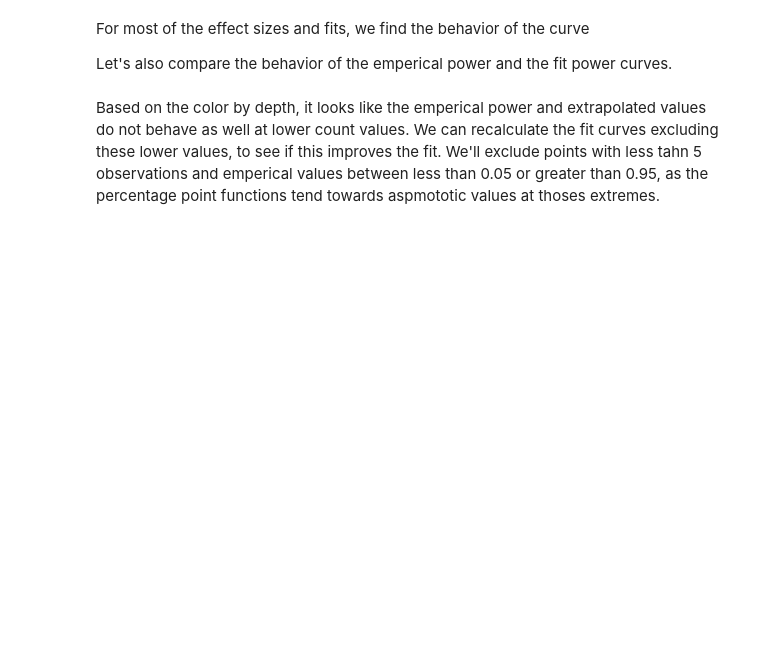
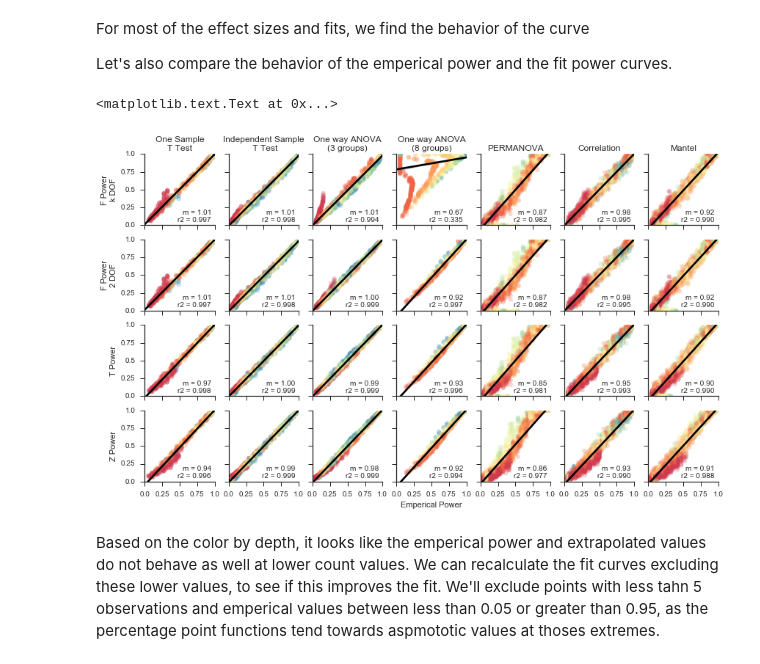
Before and after one commit to JWDebelius/monte_carlo_power, a Jupyter notebook: ipynb/4-Comparisons of Power Calculations.ipynb, the cells around one changed output. Drawn from its saved outputs; the diff is of its cells as text; code cells hidden in the pictures; blank space fills up the shorter version.

```diff
--- a/ipynb/4-Comparisons of Power Calculations.ipynb
+++ b/ipynb/4-Comparisons of Power Calculations.ipynb
@@ -214,28 +251,38 @@ For most of the effect sizes and fits, we find the behavior of the curve
 Let's also compare the behavior of the emperical power and the fit power curves.
 # %%
 # Sets up the figure and axes
-er_fig, er_axes = plt.subplots(3, 5)
-er_fig.set_size_inches(10, 6)
+er_fig, er_axes = plt.subplots(4, 7)
+er_fig.set_size_inches(14, 8)
 sn.despine()
 
-for idc, test_name in enumerate(tests):
+for idc, test_name in enumerate(all_tests):
     summary = distributions[test_name]['summary']
-    for metric, ax_reg in zip(*[extrapolated, er_axes.T[idc]]):
+    for metric, ax_reg in zip(*[effect_types, er_axes.T[idc]]):
         plot.gradient_regression(ax=ax_reg,
                             x='emperical',
                             y='%s_power' % metric,
                             gradient='colors',
                             alpha=0.25,
                             data=summary
                             )
         plot.format_regression_axis(ax_reg)
-        if metric == 'z_power':
+        if metric == 'z':
             ax_reg.set_xticklabels(ax_reg.get_xticks())
-        if test_name == tests[0]:
+        if metric == 'f':
+            ax_reg.set_title(distributions[test_name]['clean_name'])
+        if test_name == all_tests[0]:
             ax_reg.set_yticklabels(ax_reg.get_yticks())
-            ax_reg.set_ylabel('%s Power' % metric.replace('_', ' ').capitalize())
+            ax_reg.set_ylabel(metric)
 
-er_axes[-1][2].set_xlabel('Emperical Power')
+er_axes[-1][3].set_xlabel('Emperical Power')
+l.set_position((1, 1))
+er_axes[0][0].set_ylabel('F Power\nk DOF')
+er_axes[1][0].set_ylabel('F Power\n2 DOF')
+er_axes[2][0].set_ylabel('T Power')
+er_axes[3][0].set_ylabel('Z Power')
+# %% [output]
+<matplotlib.text.Text at 0x...>
+[figure, added]
 # %% [markdown]
 Based on the color by depth, it looks like the emperical power and extrapolated values do not behave as well at lower count values. We can recalculate the fit curves excluding these lower values, to see if this improves the fit. We'll exclude points with less tahn 5 observations and emperical values between less than 0.05 or greater than 0.95, as the percentage point functions tend towards aspmototic values at thoses extremes.
 # %%
```
Also changed, not shown: parts of 22 cells of this notebook, 3 other files.
